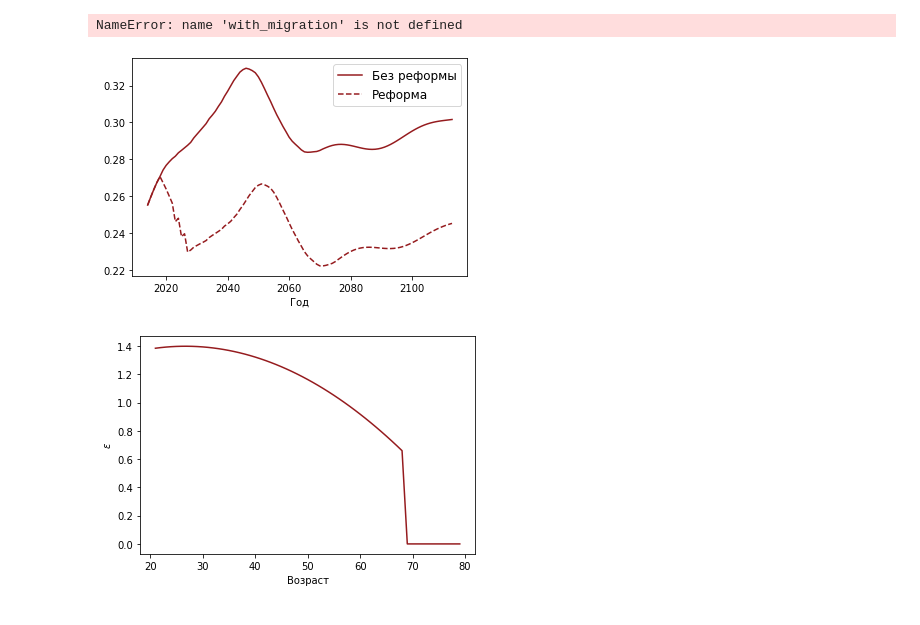
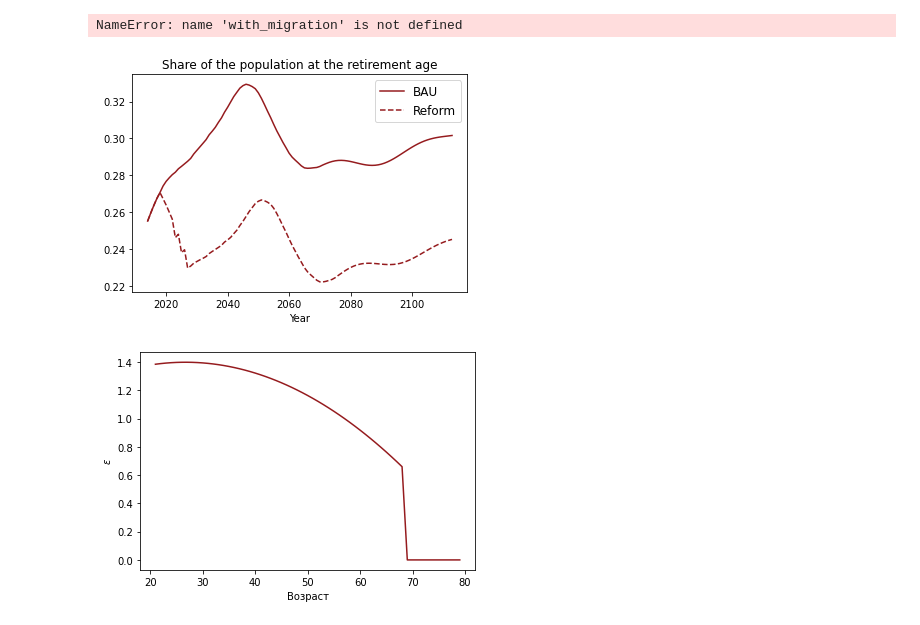
Before and after one commit to mkhlgrv/olg, a Jupyter notebook: steady_state.ipynb, the cells around one changed output. Saved outputs shown, nothing was run; the diff lists cells and outputs as text; code cells hidden in the pictures.

```diff
--- a/steady_state.ipynb
+++ b/steady_state.ipynb
@@ -63,0 +35,13 @@ NameError: name 'nan' is not defined
+# %%
+from olg import *
+olg = OLG_model(labor_elasticity = 0, phi=0.335 , steady_guess = np.array([ 1.97908427e+00,  8.42911164e-01,  3.68831327e-01,  1.04489276e+01,
+        1.00000000e+00,  1.00000000e+00,  4.56402809e+02,  4.35929294e+01,
+       -2.68377872e+02]))
+# %%
+olg.eta = 0.1
+for i in range(20):
+    olg.steady_state()
+    print(olg.steady[1])
+#     print(olg.steady_path[-1])
+# olg.update_a_initial()
+# olg.create_guess(t_0=0,steady_start = 100)
@@ -63,0 +69,4 @@ NameError: name 'nan' is not defined
+# %%
+olg.update_a_initial()
+olg.create_guess(t_0=0,steady_start = 100)
+olg.Labor[0]
@@ -63,0 +102,10 @@ NameError: name 'nan' is not defined
+# %%
+for i in range(1):
+    for t in range(1,olg.T):
+        olg.update_government(t, 1)
+
+    for t in range(1, olg.T):
+        olg.update_household(t, t)
+
+    for t in range(1, olg.T):
+        olg.update_guess(t)
@@ -2076,17 +2176,17 @@ rho_all_ages_ref[0][:,:5],rho_all_ages_ref[1][:,:5] = rho_all_ages_wo_ref[0][:,:
 # %%
 retirement = with_migration["N_female"].transpose()*rho_all_ages_wo_ref[0]+\
 with_migration["N_male"].transpose()*rho_all_ages_wo_ref[1]
-plt.plot(range(2014,2114),(retirement.sum(axis=0)/N_total)[:100], label=r"Без реформы", color = ranepa_colors[0])
+plt.plot(range(2014,2114),(retirement.sum(axis=0)/N_total)[:100], label=r"BAU", color = ranepa_colors[0])
 retirement_reform =(with_migration["N_female"].transpose()*rho_all_ages_ref[0])+\
 (with_migration["N_male"].transpose()*rho_all_ages_ref[1])
-plt.plot(range(2014,2114),(retirement_reform.sum(axis=0)/N_total)[:100], linestyle="dashed",color=ranepa_colors[0],label=r"Реформа")
+plt.plot(range(2014,2114),(retirement_reform.sum(axis=0)/N_total)[:100], linestyle="dashed",color=ranepa_colors[0],label=r"Reform")
 plt.legend()
 # plt.ylabel('Доля пенсионеров')
-plt.xlabel('Год')
-# plt.title("Доля пенсионеров")
+plt.xlabel('Year')
+plt.title("Share of the population at the retirement age")
 plt.savefig('plots/dependecy_ratio_reform.pdf')
 # %% [output]
-[figure, old version]
+[figure, new version]
 # %%
 plt.plot(range(21,80),epsilon[0][159,100:159],color=ranepa_colors[0])
 plt.xlabel('Возраст')
```
Also changed, not shown: parts of 18 cells of this notebook, 5 other files.
